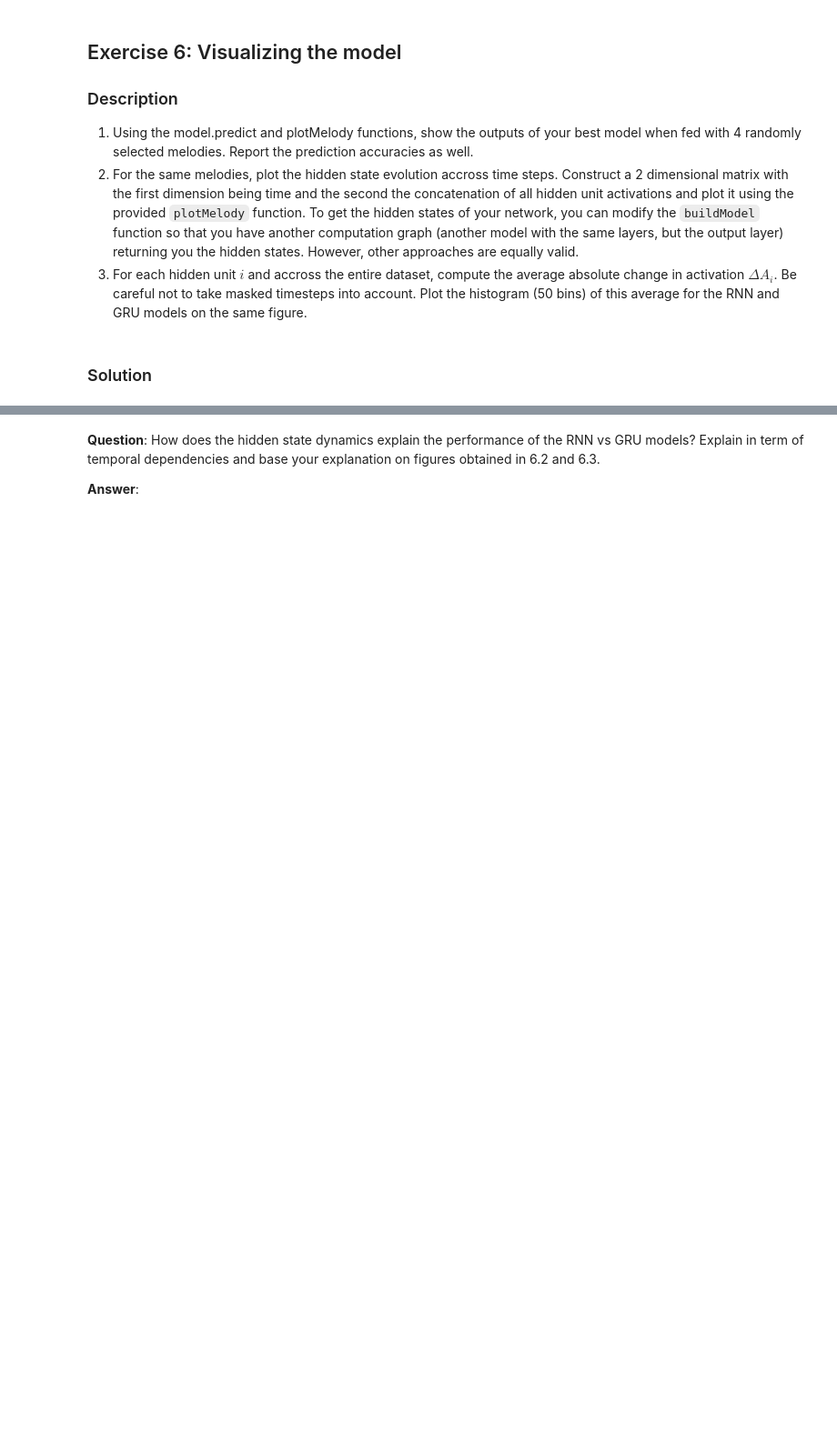
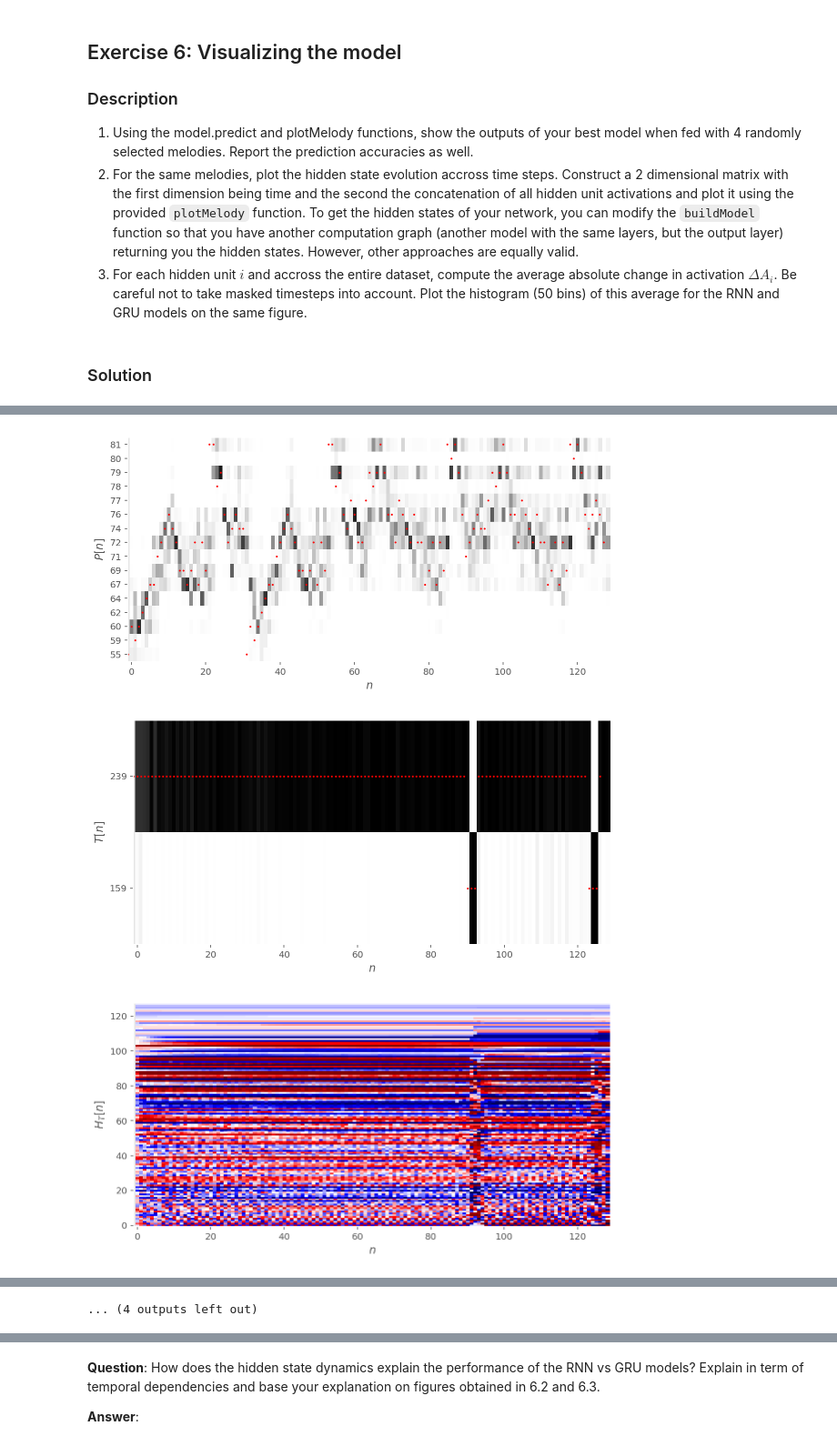
Before and after one commit to lggoch/ANN, a Jupyter notebook: miniproject2/lucas_miniproject2.ipynb, the cells around one changed output, grey strips where cells are left out. Shown at 91% size. Drawn from its saved outputs; the diff is of its cells as text; code cells hidden in the pictures; blank space fills up the shorter version.

```diff
--- a/miniproject2/lucas_miniproject2.ipynb
+++ b/miniproject2/lucas_miniproject2.ipynb
@@ -835,0 +786,9 @@ writeMIDI(np.argmax(one_hot_pred_p,axis=1),np.argmax(one_hot_pred_t,axis = 1),{"
+# %%
+pred_3 = GRUmodel_w_o_output.predict({"XP": XP[rdm_melodies_idx], "XT": XT[rdm_melodies_idx]})
+# %%
+for i,v in enumerate(rdm_melodies_idx):
+    plotMelody(XP[v], XT[v], {"P": inv_p_dict, "T": inv_t_dict},PrP=pred[1][i],PrT=pred[0][i],H_T=pred_3[0][i], H_P=pred_3[1][i])
+# %% [output]
+[figure, added]
+[figure, added]
+[figure, added]
@@ -835,0 +804 @@ writeMIDI(np.argmax(one_hot_pred_p,axis=1),np.argmax(one_hot_pred_t,axis = 1),{"
+... (4 outputs left out)
```
Also changed, not shown: parts of 37 cells of this notebook.
